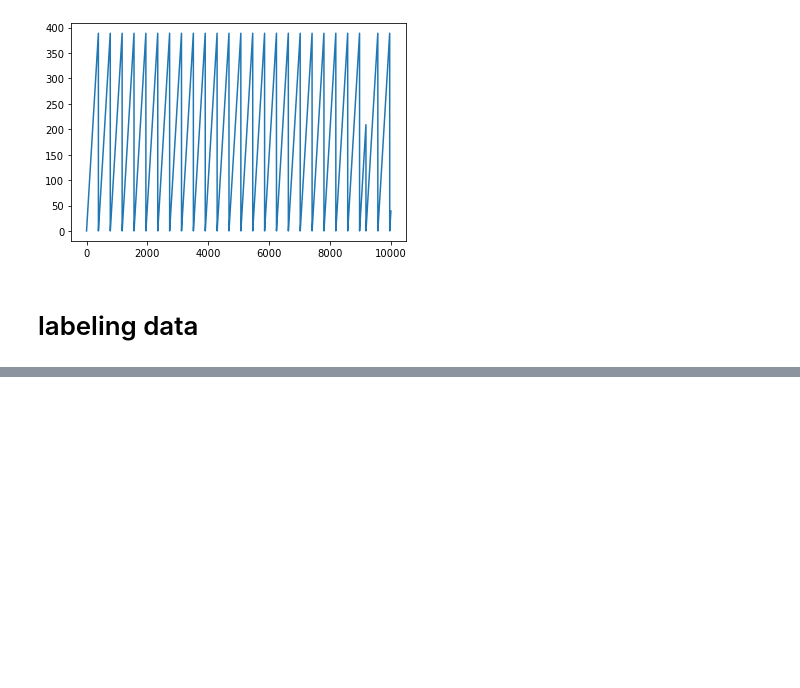
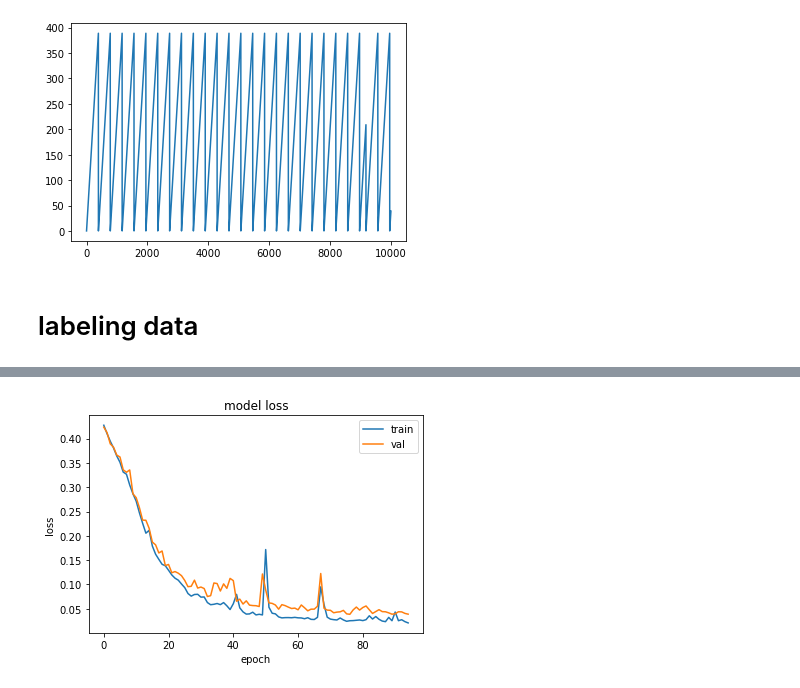
Before and after one commit to ghjgghj/whateveriwant, a Jupyter notebook: wmt_test_v1.ipynb, the cells around one changed output, grey strips where cells are left out. Saved outputs shown, nothing was run; the diff lists cells and outputs as text; code cells hidden in the pictures; blank space fills up the shorter version.

```diff
--- a/wmt_test_v1.ipynb
+++ b/wmt_test_v1.ipynb
@@ -137,0 +240,4 @@ plt.legend()
+# %%
+history = model.fit(x=x_all[train_idxes], y=y_all[train_idxes],
+                    batch_size=512, epochs=100, verbose=2,
+                    validation_data=(x_all[val_idxes], y_all[val_idxes]))
@@ -137,0 +262,10 @@ plt.legend()
+# %%
+plt.plot(history.history['loss'][5:])
+plt.plot(history.history['val_loss'][5:])
+plt.title('model loss')
+plt.ylabel('loss')
+plt.xlabel('epoch')
+plt.legend(['train', 'val'], loc='upper right')
+plt.show()
+# %% [output]
+[figure, added]
```
Also changed, not shown: parts of 37 cells of this notebook, 1 other file.
